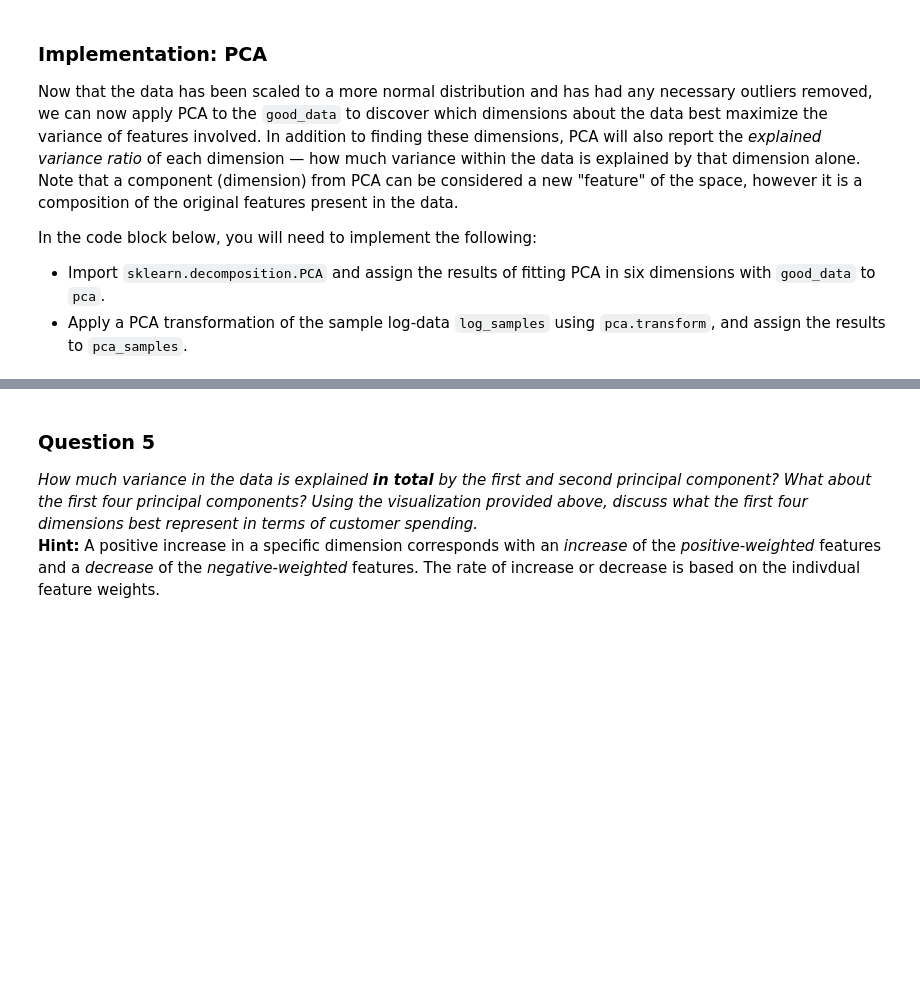
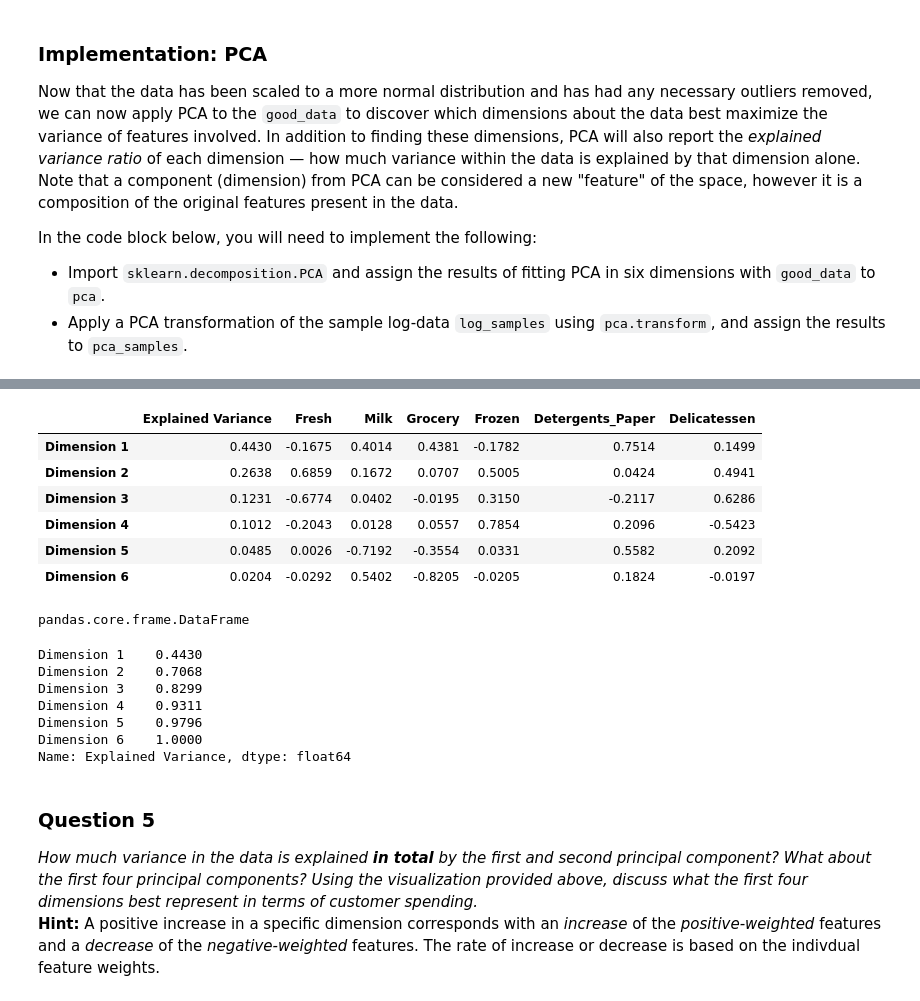
Before and after one commit to ritchieng/machine-learning-nanodegree, a Jupyter notebook: unsupervised_learning/customer_segments/customer_segments.ipynb, the cells around one changed output, grey strips where cells are left out. Drawn from its saved outputs; the diff is of its cells as text; code cells hidden in the pictures; blank space fills up the shorter version.

```diff
--- a/unsupervised_learning/customer_segments/customer_segments.ipynb
+++ b/unsupervised_learning/customer_segments/customer_segments.ipynb
@@ -449,3 +456,28 @@ pca_results = rs.pca_results(good_data, pca)
+# %%
+# DataFrame of results
+display(pca_results)
+
+# DataFrame
+display(type(pca_results))
+
+# Cumulative explained variance should add to 1
+display(pca_results['Explained Variance'].cumsum())
+# %% [output]
+|  | Explained Variance | Fresh | Milk | Grocery | Frozen | Detergents_Paper | Delicatessen |
+| Dimension 1 | 0.4430 | -0.1675 | 0.4014 | 0.4381 | -0.1782 | 0.7514 | 0.1499 |
+| Dimension 2 | 0.2638 | 0.6859 | 0.1672 | 0.0707 | 0.5005 | 0.0424 | 0.4941 |
+| Dimension 3 | 0.1231 | -0.6774 | 0.0402 | -0.0195 | 0.3150 | -0.2117 | 0.6286 |
+| Dimension 4 | 0.1012 | -0.2043 | 0.0128 | 0.0557 | 0.7854 | 0.2096 | -0.5423 |
+| Dimension 5 | 0.0485 | 0.0026 | -0.7192 | -0.3554 | 0.0331 | 0.5582 | 0.2092 |
+| Dimension 6 | 0.0204 | -0.0292 | 0.5402 | -0.8205 | -0.0205 | 0.1824 | -0.0197 |
+pandas.core.frame.DataFrame
+Dimension 1    0.4430
+Dimension 2    0.7068
+Dimension 3    0.8299
+Dimension 4    0.9311
+Dimension 5    0.9796
+Dimension 6    1.0000
+Name: Explained Variance, dtype: float64
 # %% [markdown]
 ### Question 5
 *How much variance in the data is explained* ***in total*** *by the first and second principal component? What about the first four principal components? Using the visualization provided above, discuss what the first four dimensions best represent in terms of customer spending.*
```
Also changed, not shown: parts of 35 cells of this notebook, 1 other file.
